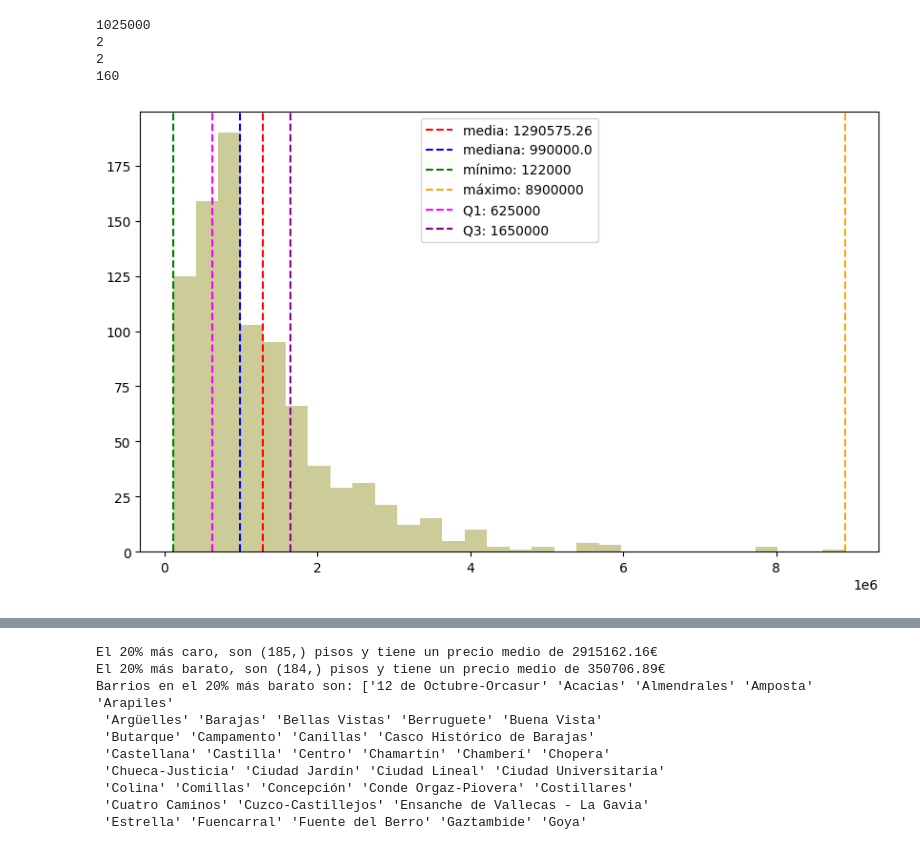
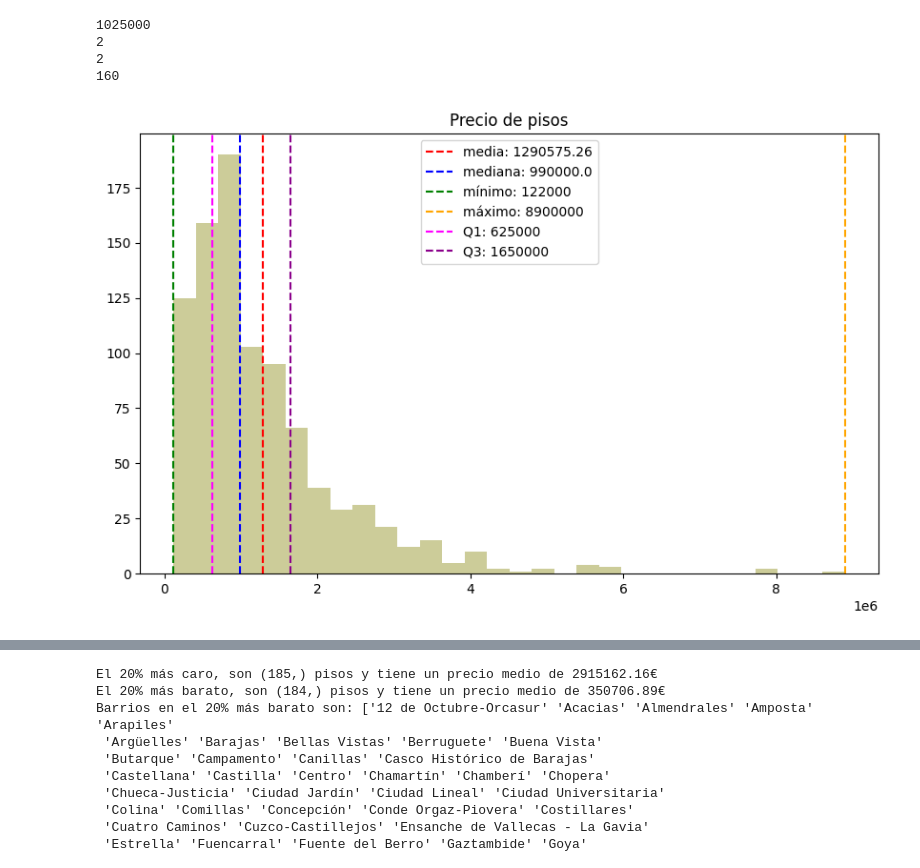
Before and after one commit to Noelia-MS/Ejercicios-Noelia, a Jupyter notebook: MOD02_Numpy/PROYECTO MOD02/m2_Noelia_Madrigal.ipynb, the cells around one changed output, grey strips where cells are left out. Cells and saved outputs as stored; diff of their text form; code cells hidden in the pictures.

```diff
--- a/MOD02_Numpy/PROYECTO MOD02/m2_Noelia_Madrigal.ipynb
+++ b/MOD02_Numpy/PROYECTO MOD02/m2_Noelia_Madrigal.ipynb
@@ -161,18 +152,19 @@ print(IQR_metros)
 # %%
 precio_medio = np.mean(precio)
 precio_mediana = np.median(precio)
 precio_minimo = np.min(precio)
 precio_maximo = np.max (precio)
 
 
 plt.figure(figsize=(10, 6))
 plt.hist(precio, bins=30, color='olive', alpha=0.4)
+plt.title("Precio de pisos")
 plt.axvline(precio_medio, color='red', linestyle='dashed', label=f'media: {precio_medio:.2f}')
 plt.axvline(precio_mediana, color='blue', linestyle='dashed', label=f'mediana: {precio_mediana}')
 plt.axvline(precio_minimo, color='green', linestyle='dashed', label=f'mínimo: {precio_minimo}')
 plt.axvline(precio_maximo, color='orange', linestyle='dashed', label=f'máximo: {precio_maximo}')
 plt.axvline(Q_precio[0], color='magenta', linestyle='dashed', label=f'Q1: {Q_precio[0]}')
 plt.axvline(Q_precio[2], color='darkmagenta', linestyle='dashed', label=f'Q3: {Q_precio[2]}')
 plt.legend(loc=0);
 # %% [output]
-[figure, old version]
+[figure, new version]
```
Also changed, not shown: parts of 31 cells of this notebook.
